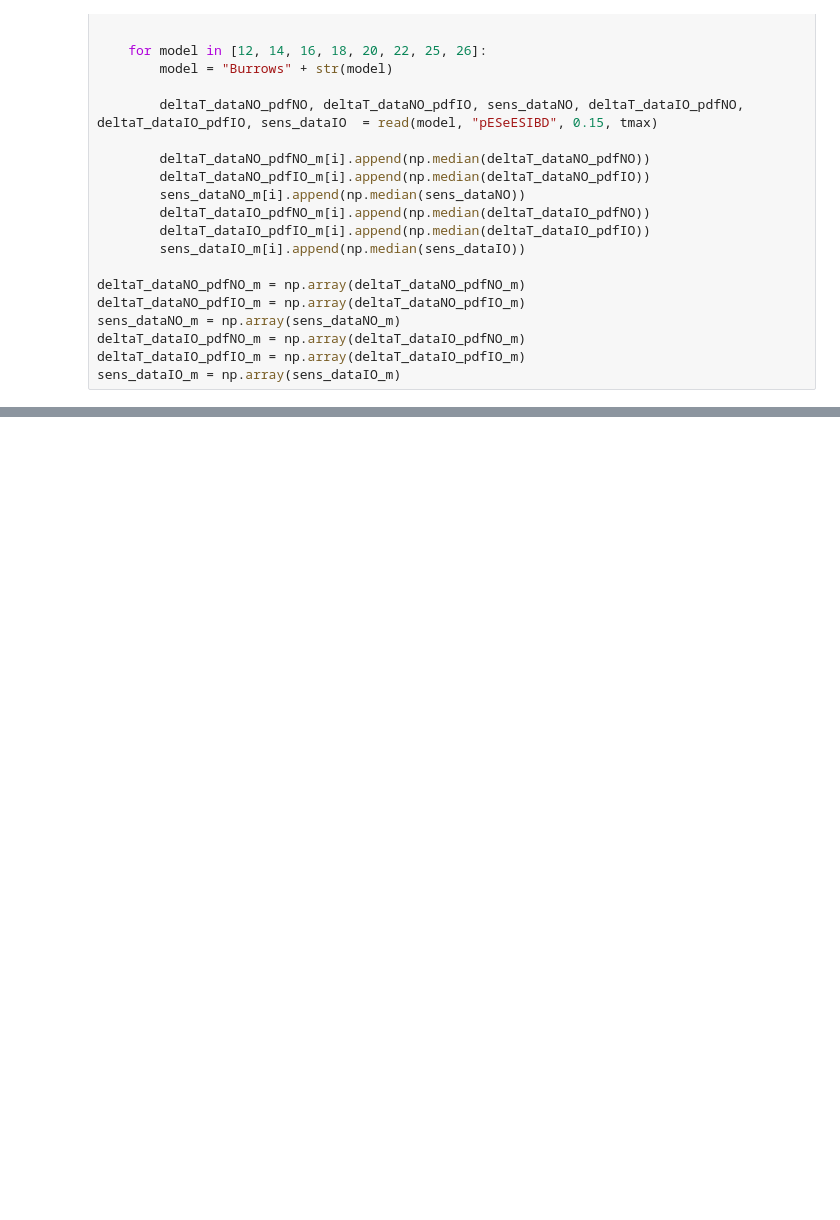
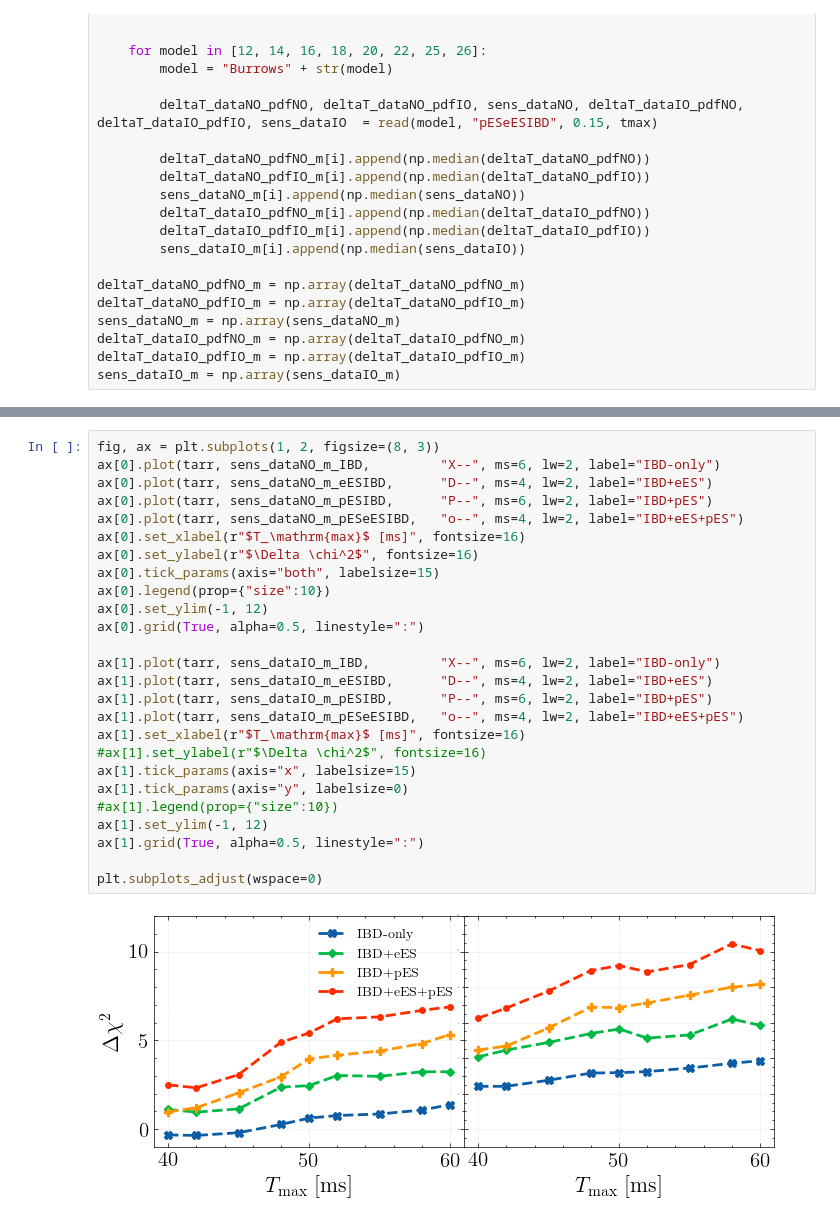
Before and after one commit to YMTheory/supernova, a Jupyter notebook: analysis/MH_new/visualizer.ipynb, the cells around one changed output, grey strips where cells are left out. Cells and saved outputs as stored; diff of their text form; blank space fills up the shorter version.

```diff
--- a/analysis/MH_new/visualizer.ipynb
+++ b/analysis/MH_new/visualizer.ipynb
@@ -157,0 +241,28 @@ plt.savefig("scanningTmax_Garching+Burrows_mediansens.pdf")
+# %%
+fig, ax = plt.subplots(1, 2, figsize=(8, 3))
+ax[0].plot(tarr, sens_dataNO_m_IBD,         "X--", ms=6, lw=2, label="IBD-only")
+ax[0].plot(tarr, sens_dataNO_m_eESIBD,      "D--", ms=4, lw=2, label="IBD+eES")
+ax[0].plot(tarr, sens_dataNO_m_pESIBD,      "P--", ms=6, lw=2, label="IBD+pES")
+ax[0].plot(tarr, sens_dataNO_m_pESeESIBD,   "o--", ms=4, lw=2, label="IBD+eES+pES")
+ax[0].set_xlabel(r"$T_\mathrm{max}$ [ms]", fontsize=16)
+ax[0].set_ylabel(r"$\Delta \chi^2$", fontsize=16)
+ax[0].tick_params(axis="both", labelsize=15)
+ax[0].legend(prop={"size":10})
+ax[0].set_ylim(-1, 12)
+ax[0].grid(True, alpha=0.5, linestyle=":")
+
+ax[1].plot(tarr, sens_dataIO_m_IBD,         "X--", ms=6, lw=2, label="IBD-only")
+ax[1].plot(tarr, sens_dataIO_m_eESIBD,      "D--", ms=4, lw=2, label="IBD+eES")
+ax[1].plot(tarr, sens_dataIO_m_pESIBD,      "P--", ms=6, lw=2, label="IBD+pES")
+ax[1].plot(tarr, sens_dataIO_m_pESeESIBD,   "o--", ms=4, lw=2, label="IBD+eES+pES")
+ax[1].set_xlabel(r"$T_\mathrm{max}$ [ms]", fontsize=16)
+#ax[1].set_ylabel(r"$\Delta \chi^2$", fontsize=16)
+ax[1].tick_params(axis="x", labelsize=15)
+ax[1].tick_params(axis="y", labelsize=0)
+#ax[1].legend(prop={"size":10})
+ax[1].set_ylim(-1, 12)
+ax[1].grid(True, alpha=0.5, linestyle=":")
+
+plt.subplots_adjust(wspace=0)
+# %% [output]
+[figure, added]
```
Also changed, not shown: parts of 3 cells of this notebook, 3 other files.
